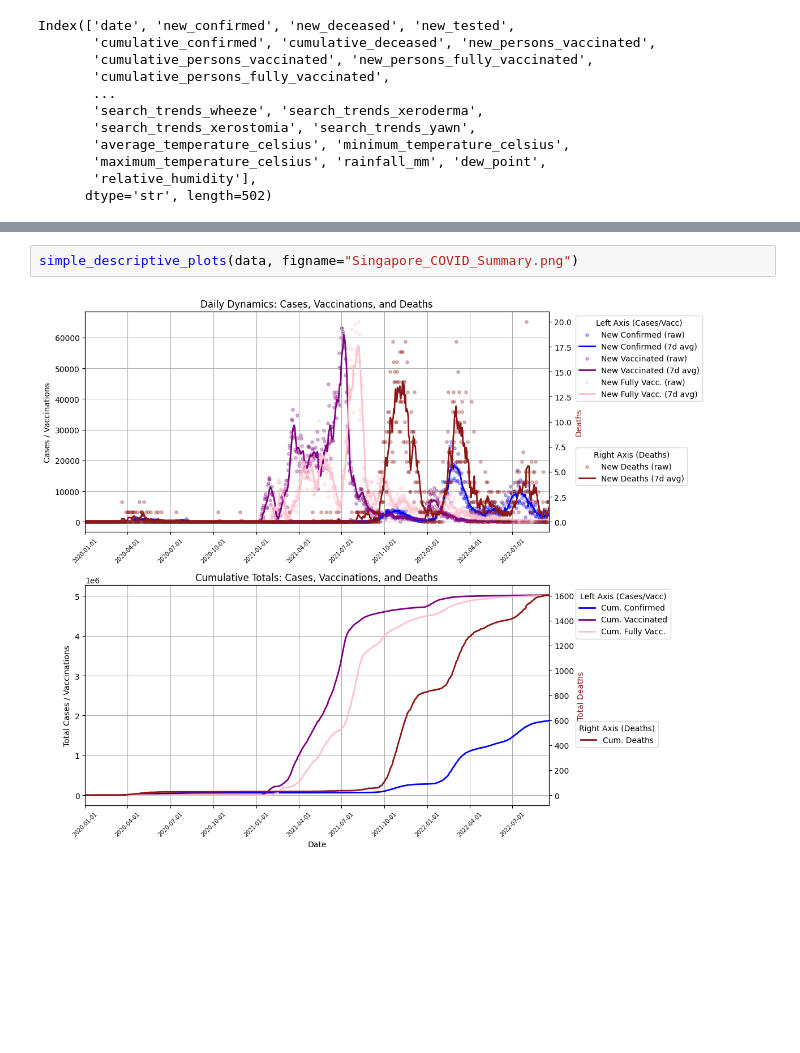
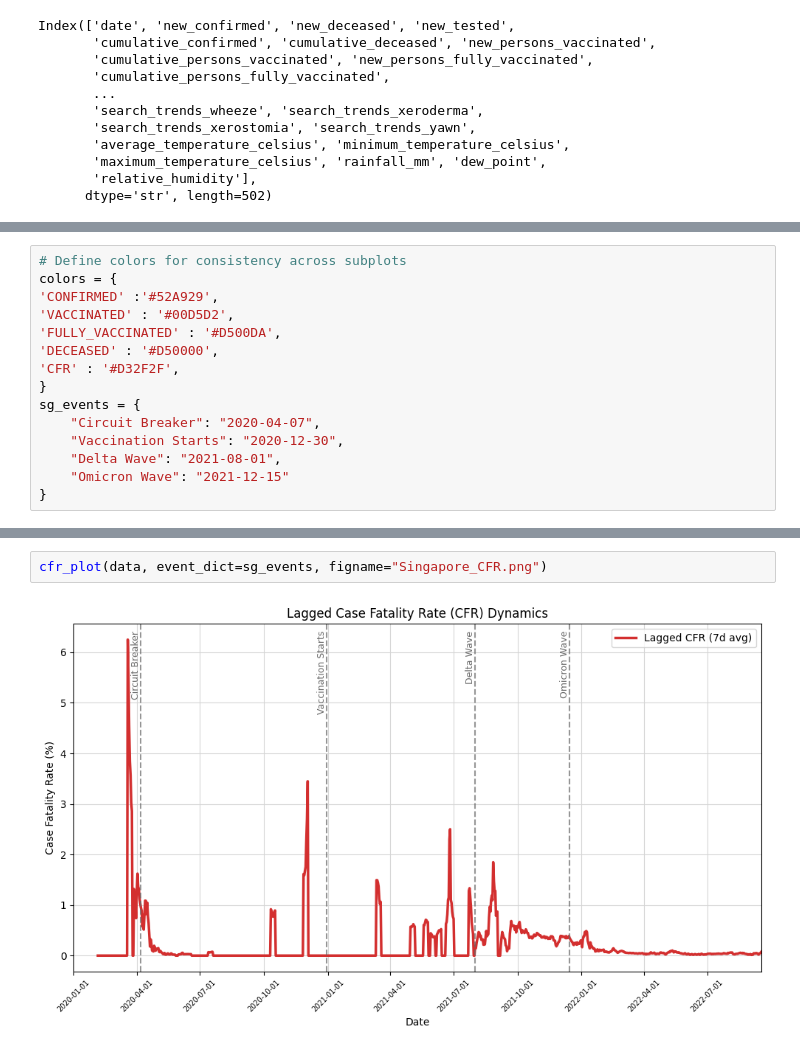
Before and after one commit to Karolcha100/Covid-19_Singapore, a Jupyter notebook: Aterien/test.ipynb, the cells around one changed output, grey strips where cells are left out. Saved outputs shown, nothing was run; the diff lists cells and outputs as text; blank space fills up the shorter version.

```diff
--- a/Aterien/test.ipynb
+++ b/Aterien/test.ipynb
@@ -182,0 +25,15 @@ def simple_descriptive_plots(df: pd.DataFrame, figname: str = None) -> None:
+# %%
+# Define colors for consistency across subplots
+colors = {
+'CONFIRMED' :'#52A929',
+'VACCINATED' : '#00D5D2',
+'FULLY_VACCINATED' : '#D500DA',
+'DECEASED' : '#D50000',
+'CFR' : '#D32F2F',
+}
+sg_events = {
+    "Circuit Breaker": "2020-04-07",
+    "Vaccination Starts": "2020-12-30",
+    "Delta Wave": "2021-08-01",
+    "Omicron Wave": "2021-12-15"
+}
@@ -183,4 +49,4 @@ def simple_descriptive_plots(df: pd.DataFrame, figname: str = None) -> None:
 # %%
-simple_descriptive_plots(data, figname="Singapore_COVID_Summary.png")
+cfr_plot(data, event_dict=sg_events, figname="Singapore_CFR.png")
 # %% [output]
-[figure, old version]
+[figure, new version]
```
Also changed, not shown: parts of 8 cells of this notebook, 2 other files.
